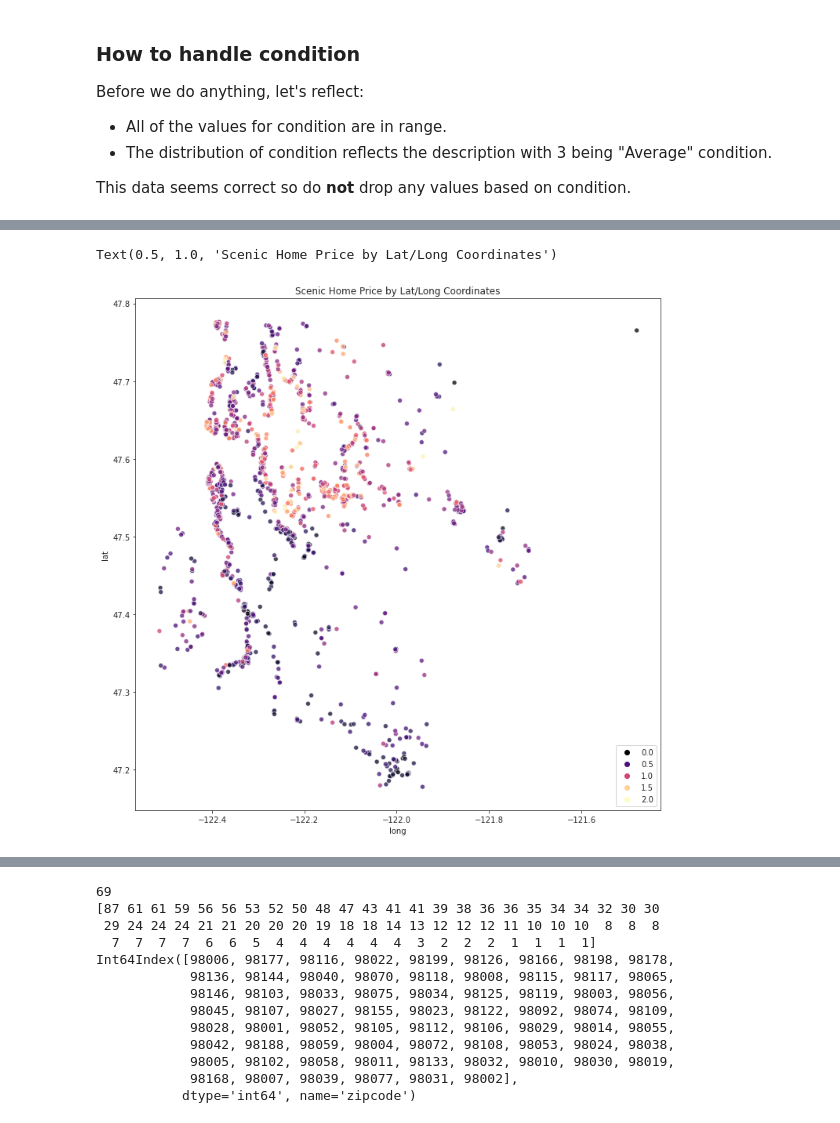
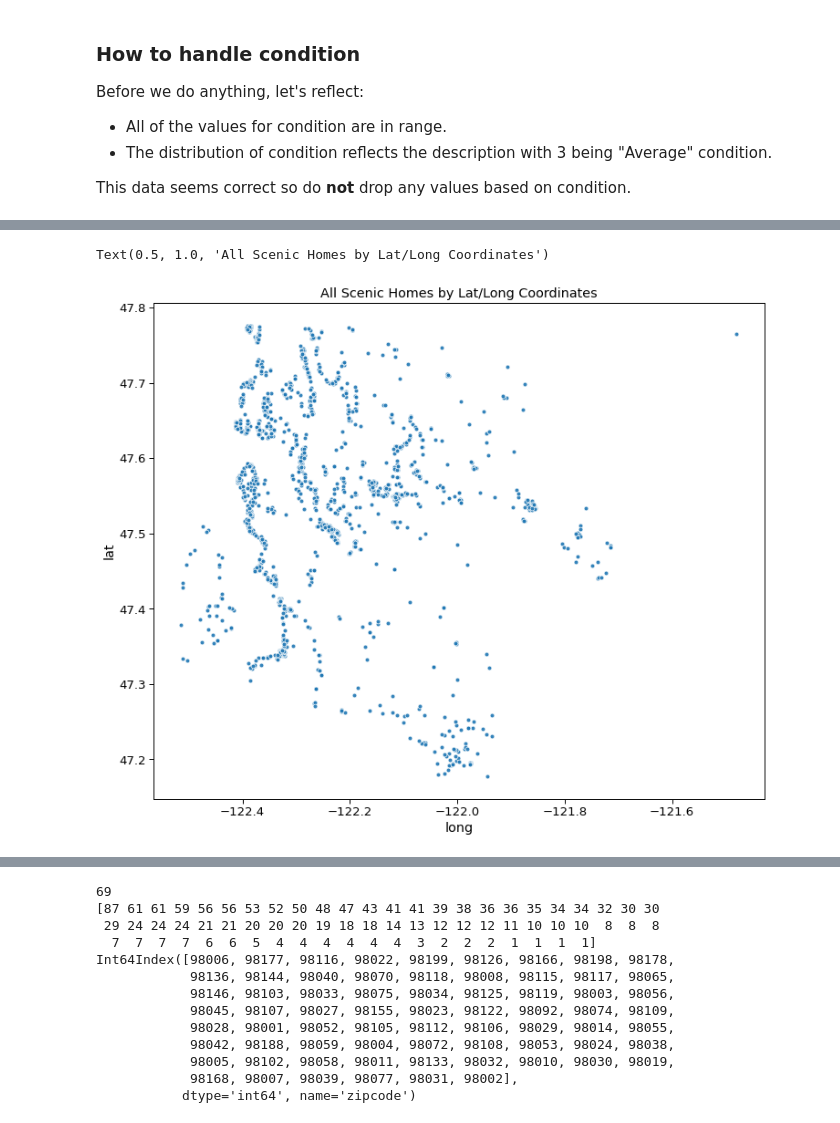
Before and after one commit to lspope/dsc-phase-2-project-online, a Jupyter notebook: notebooks/general_eda.ipynb, the cells around one changed output, grey strips where cells are left out. Drawn from its saved outputs; the diff is of its cells as text; code cells hidden in the pictures.

```diff
--- a/notebooks/general_eda.ipynb
+++ b/notebooks/general_eda.ipynb
@@ -14,21 +14,9 @@ import seaborn as sns
 
 # set up pandas to display floats in a more human friendly way
 pd.options.display.float_format = '{:,.2f}'.format
-# %%
-# config and functions for charting
-
-sns.set_style(style='ticks')
-sns.set_palette(palette='deep')
-
-def plot_grouped_boxplot(plot_x, plot_y, plot_hue, plot_data, pal):
-    sns.boxplot(x=plot_x, y=plot_y, hue=plot_hue, data=plot_data, palette=pal)
-    sns.despine(offset=10, trim=True)
-    plt.show()
-
-
-def plot_grouped_violin(plot_x, plot_y, plot_hue, plot_hue_order, plot_data, pal):
-    ax = sns.catplot(x=plot_x, y=plot_y, hue=plot_hue, kind='violin', hue_order=plot_hue_order, data=plot_data, palette=pal)
-    plt.show()
+# %%
+# config for charting
+sns.set_context('paper', font_scale=1.5)
 # %%
 # read in the processed data
 df = pd.read_csv('../data/proc_kc_house_data.csv')
@@ -366,11 +355,7 @@ scenic_df.head(10)
 # %%
-sns.set_style(style='ticks')
-plt.figure(figsize=(12, 12))
-ax = sns.scatterplot(x='long', y='lat', hue=scenic_df.price.tolist(), palette='magma', data=scenic_df, alpha=0.75)
-# add a title manually
-ax.legend(title='price')
-plt.legend(loc='lower right')
-plt.title('Scenic Home Price by Lat/Long Coordinates')
+plt.figure(figsize=(12, 10))
+ax = sns.scatterplot(x='long', y='lat', palette='Blues', data=scenic_df, alpha=0.90)
+plt.title('All Scenic Homes by Lat/Long Coordinates')
 # %% [output]
-Text(0.5, 1.0, 'Scenic Home Price by Lat/Long Coordinates')
+Text(0.5, 1.0, 'All Scenic Homes by Lat/Long Coordinates')
-[figure, old version]
+[figure, new version]
```
Also changed, not shown: parts of 42 cells of this notebook, 18 other files.
